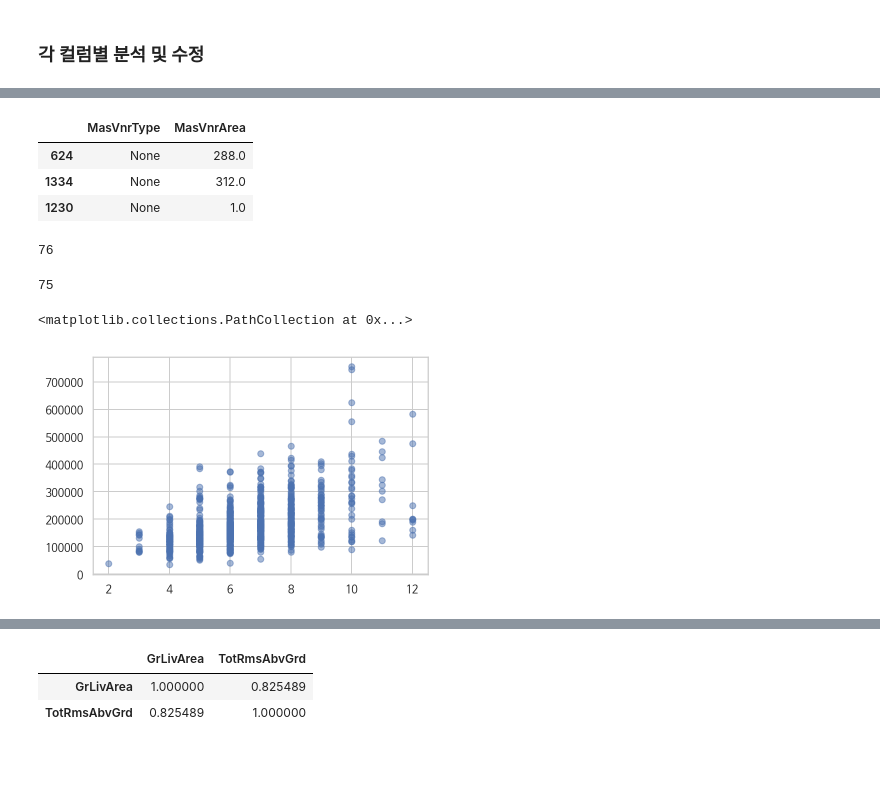
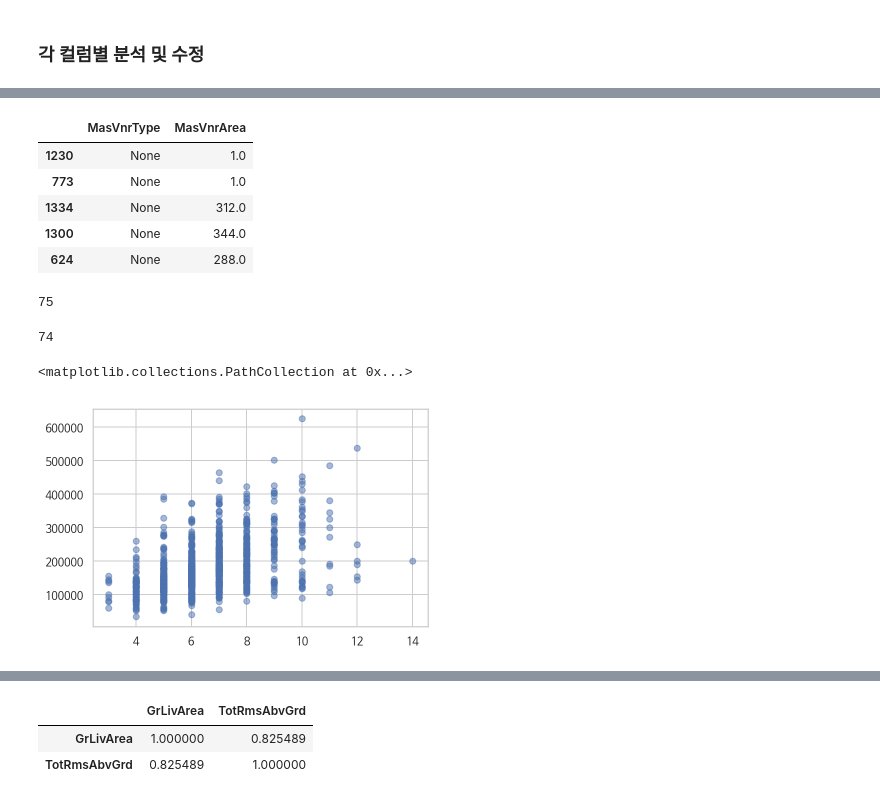
Before and after one commit to lim800/DoNotUse, a Jupyter notebook: SemiProject/houseplrices/jjlim.ipynb, the cells around one changed output, grey strips where cells are left out. Drawn from its saved outputs; the diff is of its cells as text; code cells hidden in the pictures; blank space fills up the shorter version.

```diff
--- a/SemiProject/houseplrices/jjlim.ipynb
+++ b/SemiProject/houseplrices/jjlim.ipynb
@@ -50,6 +75,7 @@ len(df_origin.columns)
 # %%
-# 분석에 필요없는 컬럼 'Id' 제거
-df = df_origin.drop('Id', axis=1)
+# 분석에 필요없는 컬럼 'Id' 제외 및 타겟 변수 'SalePrice' 분리
+df = df_origin.drop(['Id','SalePrice'], axis=1)
+y = df_origin['SalePrice']
 # %%
 # 트레인셋 & 테스트셋 으로 분리
-df_train, df_test = train_test_split(df, train_size= 0.7, test_size = 0.3)
+df_train, df_test, y_train, y_test = train_test_split(df, y , train_size= 0.7, test_size = 0.3)
@@ -137,7 +161,9 @@ high_corr_list
 # %%
 # 'SalePrice' 와 상관관계가 있는 컬럼 상위 10개 분류
-corrlist = df_corr.nlargest(10, 'SalePrice').index
+df_train['SalePrice'] = y_train
+corrlist = df_train.corr().nlargest(10, 'SalePrice').index
 print('상관관계 탑10 리스트: ',corrlist)
 plt.figure(figsize=(8,6))
-sns.heatmap(df_corr[corrlist].corr(), annot=True, cmap="YlGnBu")
+sns.heatmap(df_train[corrlist].corr(), annot=True, cmap="YlGnBu")
+df_train.drop('SalePrice', axis=1, inplace=True)
 # %% [output]
@@ -965,34 +977,38 @@ Text(0, 0.5, 'OverallCond')
 # %%
-# MasVnrType이 None인데 MasVnrArea 값이 있는 행 검색
+# MasVnrType이 None(없음)인데 MasVnrArea 값이 존재하는 행 검색
 df_train[df_train['MasVnrType'] == 'None'][['MasVnrType','MasVnrArea']][df_train[df_train['MasVnrType'] == 'None']['MasVnrArea']!=0]
 # %% [output]
 |  | MasVnrType | MasVnrArea |
+| 1230 | None | 1.0 |
+| 773 | None | 1.0 |
+| 1334 | None | 312.0 |
+| 1300 | None | 344.0 |
 | 624 | None | 288.0 |
-| 1334 | None | 312.0 |
-| 1230 | None | 1.0 |
 # %%
 # 검색된 값을 0으로 변환
-df_train.loc[[624,1334,1230],'MasVnrArea'] = 0.0
+MVT_index = df_train[df_train['MasVnrType'] == 'None'][['MasVnrType','MasVnrArea']][df_train[df_train['MasVnrType'] == 'None']['MasVnrArea']!=0].index
+df_train.loc[MVT_index,'MasVnrArea'] = 0.0
 # %%
 # BsmtFinSF1, BsmtFinSF2, BsmtUnfSF, TotalBsmtSF
 # 전체 지하실 넓이를 나타내는 TotalBsmtSF만 남기고 분석에서 제외
 df_train = df_train.drop(['BsmtFinSF1', 'BsmtFinSF2', 'BsmtUnfSF'], axis=1)
 len(df_train.columns)
 # %% [output]
-76
+75
 # %%
 # 1stFlrSF, 2ndFlrSF, GrLivArea
 # 층별 넓이를 나눠서 나타내주는것이 적합하다고 판단하여 GrLivArea 컬럼을 제외
 df_train = df_train.drop(['GrLivArea'], axis=1)
 len(df_train.columns)
 # %% [output]
-75
+74
 # %%
 # 컬럼이름이 숫자로 시작하는 컬럼 이름을 영문으로 시작하도록 변경
 df_train.rename(columns={'1stFlrSF':'FstFlrSF','2ndFlrSF':'SndFlrSF'}, inplace=True)
 # %%
 # TotRmsAbvGrd
-plt.scatter(x=df_train['TotRmsAbvGrd'], y=df_train['SalePrice'], alpha=0.5)
+# 지상에 있는 방 개수별 SalePrice 분포 확인
+plt.scatter(x=df_train['TotRmsAbvGrd'], y=y_train, alpha=0.5)
 # %% [output]
 <matplotlib.collections.PathCollection at 0x...>
-[figure, old version]
+[figure, new version]
```
Also changed, not shown: parts of 65 cells of this notebook.
